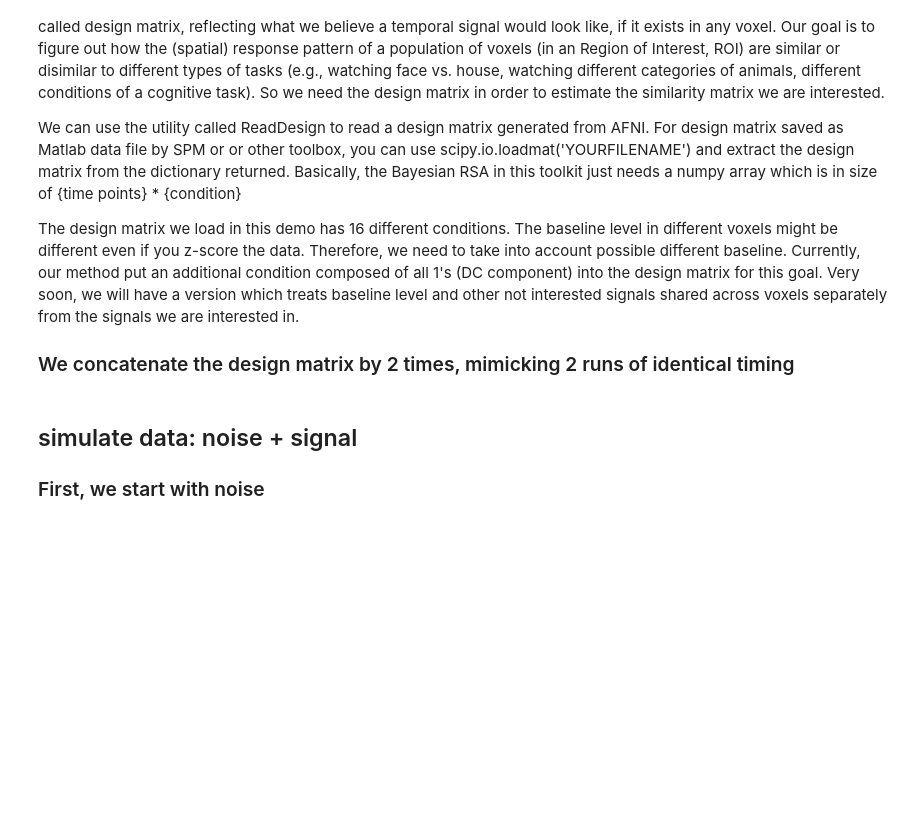
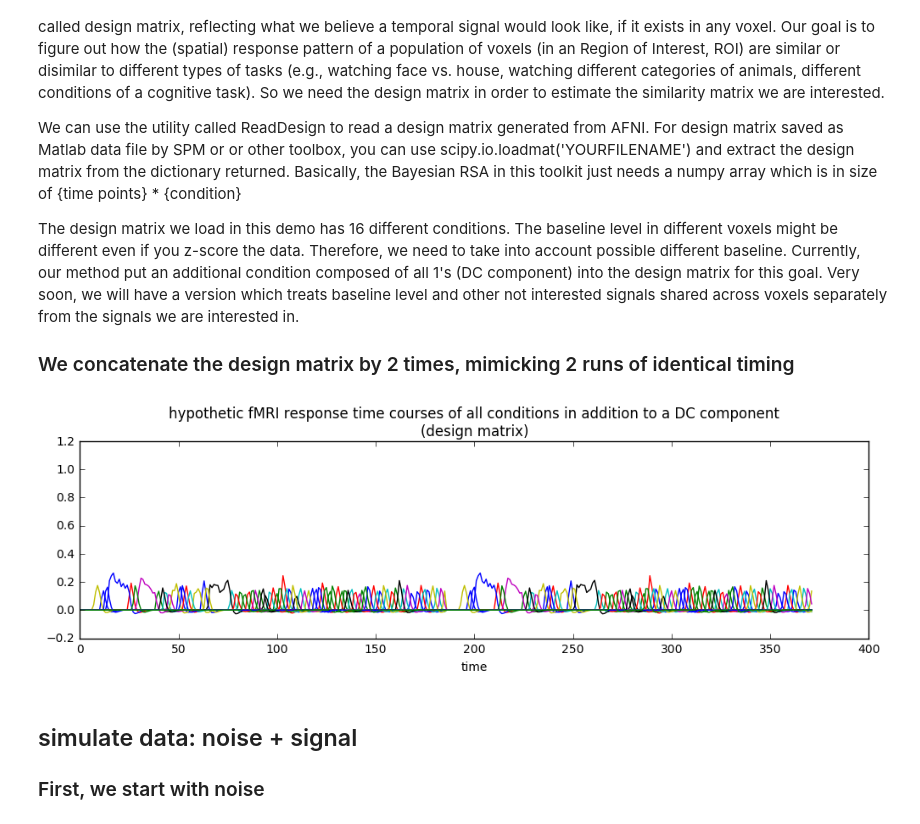
Before and after one commit to brainiak/brainiak, a Jupyter notebook: examples/reprsimil/brsa_representational_similarity_estimate_example.ipynb, the cells around one changed output. Drawn from its saved outputs; the diff is of its cells as text; code cells hidden in the pictures; blank space fills up the shorter version.

```diff
--- a/examples/reprsimil/brsa_representational_similarity_estimate_example.ipynb
+++ b/examples/reprsimil/brsa_representational_similarity_estimate_example.ipynb
@@ -36,28 +36,30 @@ The design matrix we load in this demo has 16 different conditions. The baseline
 # %%
 design = utils.ReadDesign(fname="example_design.1D")
 
-
-design.design_used = np.tile(design.design_used[:,0:17],[2,1])
-design.n_TR = design.n_TR * 2
+n_run = 2
+design.design_used = np.tile(design.design_used[:,1:17],[n_run,1])
+design.n_TR = design.n_TR * n_run
 
 
 fig = plt.figure(num=None, figsize=(12, 3), dpi=150, facecolor='w', edgecolor='k')
 
 plt.plot(design.design_used)
 plt.ylim([-0.2,1.2])
 plt.title('hypothetic fMRI response time courses of all conditions in addition to a DC component\n'
          '(design matrix)')
 plt.xlabel('time')
 plt.show()
 
 n_C = np.size(design.design_used,axis=1)
 # The total number of conditions.
 ROI_edge = 25
 # We simulate "ROI" of a square shape
 n_V = ROI_edge**2
 # The total number of simulated voxels
 n_T = design.n_TR
 # The total number of time points, after concatenating all fMRI runs
+# %% [output]
+[figure, added]
 # %% [markdown]
 ## simulate data: noise + signal
 ### First, we start with noise
```
Also changed, not shown: parts of 9 cells of this notebook, 2 other files.
